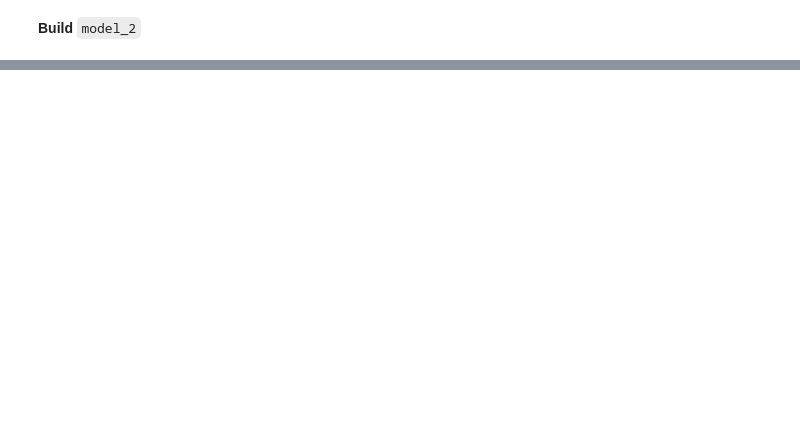
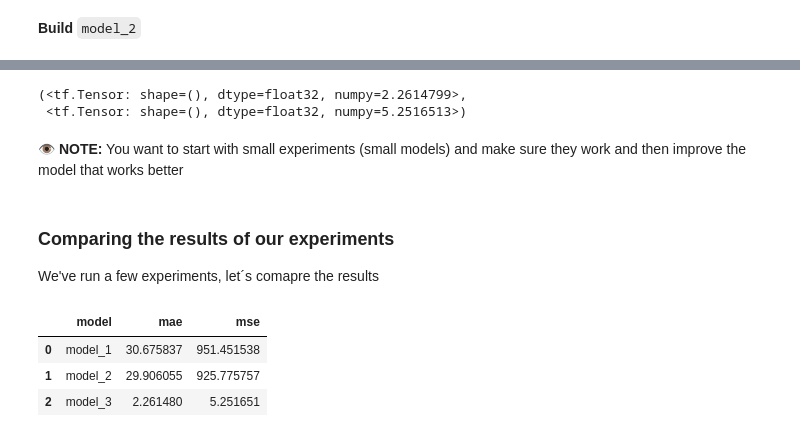
Before and after one commit to alvarohernandezalt/TF_ZTO_GoogleEXAM, a Jupyter notebook: 01_neural_network_regression.ipynb, the cells around one changed output, grey strips where cells are left out. Cells and saved outputs as stored; diff of their text form; code cells hidden in the pictures; blank space fills up the shorter version.

```diff
--- a/01_neural_network_regression.ipynb
+++ b/01_neural_network_regression.ipynb
@@ -628,0 +668,4 @@ model_2 = tf.keras.Sequential([
+# %%
+mae_2 = mae(y_test, y_preds_2)
+mse_2 = mse(y_test, y_preds_2)
+mae_2, mse_2
@@ -628,0 +677,17 @@ model_2 = tf.keras.Sequential([
+# %%
+# Set the random seed
+tf.random.set_seed(42)
+
+# 1. Create the model
+model_3  = tf.keras.Sequential([
+    tf.keras.layers.Dense(100, activation='relu'),
+    tf.keras.layers.Dense(1)
+])
+
+# 2. Compile the model
+model_3.compile(loss=tf.keras.losses.mae,
+                optimizer=tf.keras.optimizers.Adam(learning_rate=0.01),
+                metrics='mse')
+
+# 3. Fit the model
+model_3.fit(tf.expand_dims(X_train, axis=-1), y_train, epochs=100)
@@ -628,0 +713,3 @@ model_2 = tf.keras.Sequential([
+# %%
+y_preds_3 = model_3.predict(X_test)
+plot_predictions(predictions=y_preds_3)
@@ -628,0 +719,28 @@ model_2 = tf.keras.Sequential([
+# %%
+mae_3 = mae(y_test, y_preds_3)
+mse_3 = mse(y_test, y_preds_3)
+mae_3, mse_3
+# %% [output]
+(<tf.Tensor: shape=(), dtype=float32, numpy=2.2614799>,
+ <tf.Tensor: shape=(), dtype=float32, numpy=5.2516513>)
+# %% [markdown]
+👁️ **NOTE:** You want to start with small experiments (small models) and make sure they work and then improve the model that works better
+# %% [markdown]
+### Comparing the results of our experiments
+
+We've run a few experiments, let´s comapre the results
+# %%
+# Let´s compare our model's result using a pandas DataFrame
+import pandas as pd
+
+model_results = [['model_1', mae_1.numpy(), mse_1.numpy()],
+                 ['model_2', mae_2.numpy(), mse_2.numpy()],
+                 ['model_3', mae_3.numpy(), mse_3.numpy()]]
+
+all_results = pd.DataFrame(model_results, columns=['model','mae','mse'])
+all_results
+# %% [output]
+|  | model | mae | mse |
+| 0 | model_1 | 30.675837 | 951.451538 |
+| 1 | model_2 | 29.906055 | 925.775757 |
+| 2 | model_3 | 2.261480 | 5.251651 |
```
Also changed, not shown: parts of 29 cells of this notebook.
